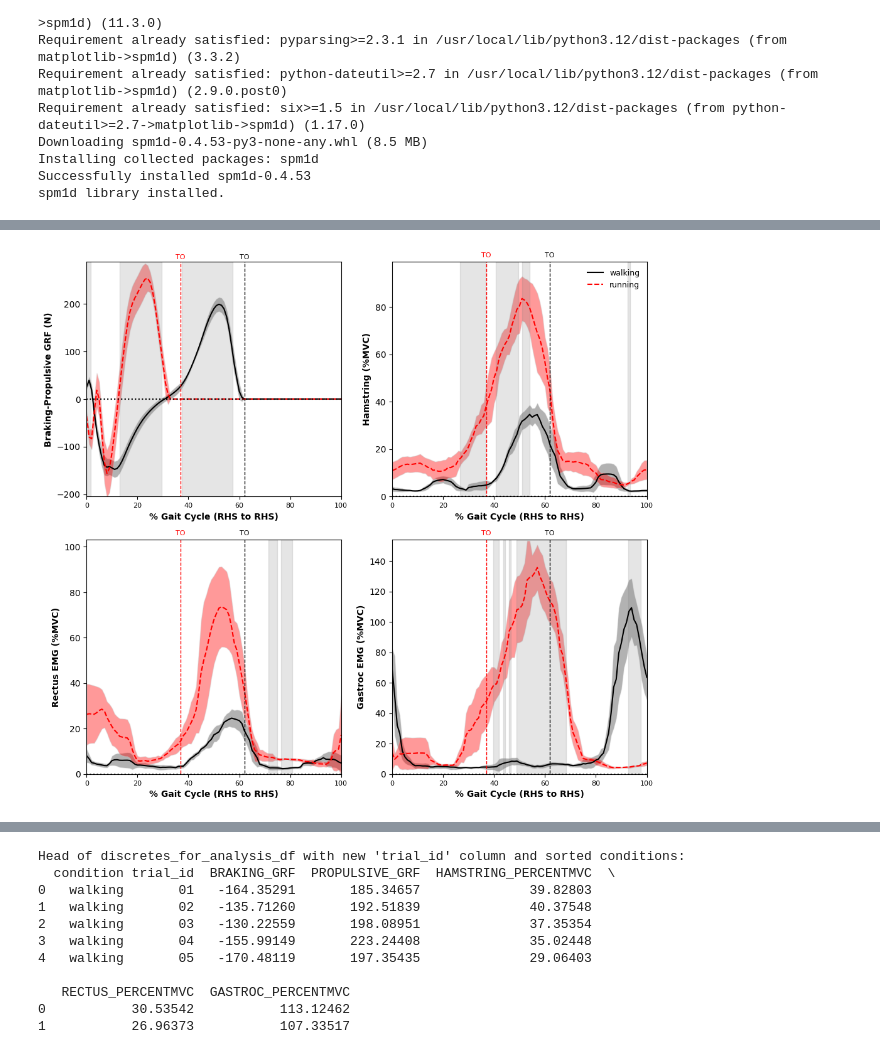
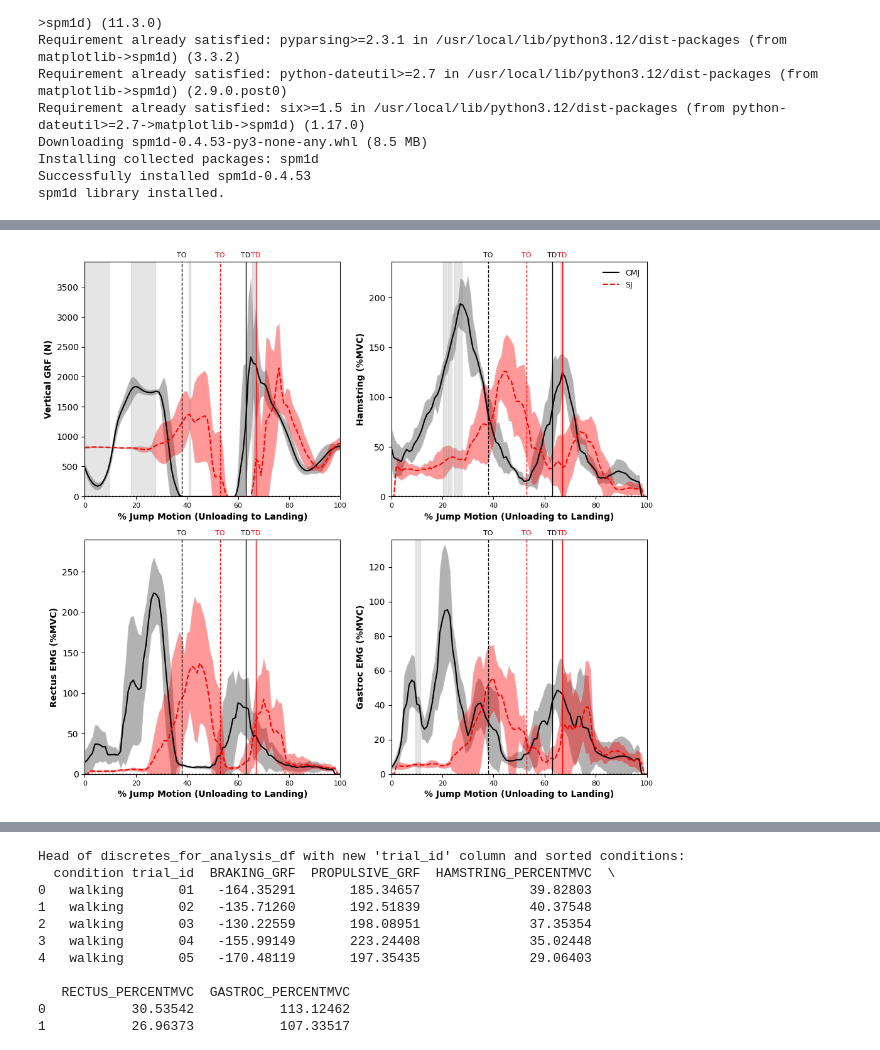
Before and after one commit to plnu-biomechanics/kin6015, a Jupyter notebook: notebooks/kin6015_lab6.ipynb, the cells around one changed output, grey strips where cells are left out. Drawn from its saved outputs; the diff is of its cells as text; code cells hidden in the pictures.

```diff
--- a/notebooks/kin6015_lab6.ipynb
+++ b/notebooks/kin6015_lab6.ipynb
@@ -177,10 +177,10 @@ else:
     combined_intermediate_df = pd.DataFrame()
     print("No dataframes to concatenate, combined_intermediate_df is empty.")
 
-# Multiply specified columns by 100
-combined_intermediate_df['HAMSTRING'] = combined_intermediate_df['HAMSTRING'] * 100
-combined_intermediate_df['RECTUS_FEM'] = combined_intermediate_df['RECTUS_FEM'] * 100
-combined_intermediate_df['GASTROC'] = combined_intermediate_df['GASTROC'] * 100
+# Multiply specified columns by 100, if needed
+# combined_intermediate_df['HAMSTRING'] = combined_intermediate_df['HAMSTRING'] * 100
+# combined_intermediate_df['RECTUS_FEM'] = combined_intermediate_df['RECTUS_FEM'] * 100
+# combined_intermediate_df['GASTROC'] = combined_intermediate_df['GASTROC'] * 100
 
 # 5. Create timeseries_df
 timeseries_df = combined_intermediate_df[
@@ -445,7 +551,7 @@ total_frames = 101
 num_ticks = 6  # Number of ticks (0%, 10%, ..., 100%)
 
 # Define a function to create each plot
-def plot_spm(ax, Y1, Y2, label_Y1, label_Y2, run_off, x_label, y_label, y_limits, units, color_Y1, color_Y2, show_legend):
+def plot_spm(ax, Y1, Y2, label_Y1, label_Y2, take_off1, take_off2, land1, land2, x_label, y_label, y_limits, units, color_Y1, color_Y2, show_legend):
     spm1d.plot.plot_mean_sd(Y1, label=label_Y1, linecolor=color_Y1, facecolor=color_Y1, ax=ax, lw=1.5, alpha=0.3, autoset_ylim=False)
     spm1d.plot.plot_mean_sd(Y2, label=label_Y2, linecolor=color_Y2, facecolor=color_Y2, linestyle='--', lw=1.5, alpha=0.4, ax=ax, autoset_ylim=False)
     ax.axhline(y=0, color='k', linestyle=':')
@@ -477,10 +583,14 @@ def plot_spm(ax, Y1, Y2, label_Y1, label_Y2, run_off, x_label, y_label, y_limits
     ypos = y_limits[1] + y_limits[1]*.02          # event labels
     ax.set_xticklabels(percentages.astype(int), fontsize=8)  # Set labels as integers (0, 10%, ..., 100%)
     # ax.set_xticks(x_ticks)
-    ax.vlines(x=run_off, ymin=y_limits[0]-100, ymax=y_limits[1]+100, color='r', linestyle='--', lw=1)
-    ax.text(run_off-2, ypos, 'TO', fontsize=8, color='r')
-    ax.vlines(x=62, ymin=y_limits[0]-100, ymax=y_limits[1]+100, color='k', linestyle='--', lw=1)
-    ax.text(60, ypos, 'TO', fontsize=8)
+    ax.vlines(x=take_off2, ymin=y_limits[0]-100, ymax=y_limits[1]+100, color='r', linestyle='--', lw=1)
+    ax.text(take_off2-2, ypos, 'TO', fontsize=8, color='r')
+    ax.vlines(x=take_off1, ymin=y_limits[0]-100, ymax=y_limits[1]+100, color='k', linestyle='--', lw=1)
+    ax.text(take_off1-2, ypos, 'TO', fontsize=8)
+    ax.vlines(x=land2, ymin=y_limits[0]-100, ymax=y_limits[1]+100, color='r', linestyle='-', lw=1)
+    ax.text(land2-2, ypos, 'TD', fontsize=8, color='r')
+    ax.vlines(x=land1, ymin=y_limits[0]-100, ymax=y_limits[1]+100, color='k', linestyle='-', lw=1)
+    ax.text(land1-2, ypos, 'TD', fontsize=8)
     ax.set_xlabel(x_label, fontsize=10, fontweight='bold')
     ax.set_ylabel(y_label, fontsize=10, fontweight='bold') if y_label else ax.set_ylabel("")
     ax.set_xlim(0, 100)
@@ -493,19 +603,19 @@ def plot_spm(ax, Y1, Y2, label_Y1, label_Y2, run_off, x_label, y_label, y_limits
 pyplot.figure( figsize=(10, 9) ) # Adjusted figsize for a 4 plot grid
 
 # =============================================================================
-# Braking-Propulsive GRF
+# Vertical GRF
 # =============================================================================
 
 # Replace x and y axes and filename label
-xlabel = "% Gait Cycle (RHS to RHS)"
-ylabel="Braking-Propulsive GRF"
+xlabel = "% Jump Motion (Unloading to Landing)"
+ylabel="Vertical GRF"
 units = "N"
 
 # YA (black)
-YA            = brakingprop_walking_data
+YA            = verticalgrf_CMJ_data
 
 # YB (red)
-YB            = brakingprop_running_data
+YB            = verticalgrf_SJ_data
 
 # Calculate shared y-axis limits
 all_data_for_y_limits = np.concatenate((YA.flatten(), YB.flatten()))
@@ -525,9 +635,12 @@ y_limits = [min_val, max_val]
 ax1 = pyplot.subplot(2, 2, 1) # Changed to 1 row, 3 columns, position 1
 plot_spm(
     ax1, YA, YB,
-    label_Y1="walking",
-    label_Y2="running",
-    run_off = run_off,
+    label_Y1="CMJ",
+    label_Y2="SJ",
+    take_off1 = cmj_TO,
+    take_off2 = sj_TO,
+    land1 = cmj_TD,
+    land2 = sj_TD,
     x_label = xlabel,
     y_label=f'{ylabel} ({units})',
     y_limits=y_limits,
@@ -543,15 +656,15 @@ plot_spm(
 # =============================================================================
 
 # Replace x and y axes and filename label
-# xlabel = "% Gait Cycle (RHS to RHS)"
+# xlabel = "% Jump Motion (Unloading to Landing)"
 ylabel="Hamstring"
 units = "%MVC"
 
 # YA (black)
-YA            = hamstring_walking_data
+YA            = hamstring_CMJ_data
 
 # YB (red)
-YB            = hamstring_running_data
+YB            = hamstring_SJ_data
 
 # Calculate shared y-axis limits
 all_data_for_y_limits = np.concatenate((YA.flatten(), YB.flatten()))
@@ -574,9 +687,12 @@ y_limits = [min_val, max_val] # Use dynamically calculated limits
 ax2 = pyplot.subplot(2, 2, 2) # Changed to 1 row, 3 columns, position 2
 plot_spm(
     ax2, YA, YB,
-    label_Y1="walking",
-    label_Y2="running",
-    run_off = run_off,
+    label_Y1="CMJ",
+    label_Y2="SJ",
+    take_off1 = cmj_TO,
+    take_off2 = sj_TO,
+    land1 = cmj_TD,
+    land2 = sj_TD,
     x_label = xlabel,
     y_label=f'{ylabel} ({units})',
     y_limits=y_limits,
@@ -591,16 +707,16 @@ plot_spm(
 # =============================================================================
 
 # Replace x and y axes and filename label
-# xlabel = "% Gait Cycle (RHS to RHS)"
+# xlabel = "% Jump Motion (Unloading to Landing)"
 ylabel="Rectus EMG"
 units = "%MVC"
 
 # YA (black)
-YA            = rectus_walking_data
+YA            = rectus_CMJ_data
 
-# YB            = rectus_running_data # This line was commented out in previous execution, uncommenting it for correct execution
+# YB            = rectus_SJ_data # This line was commented out in previous execution, uncommenting it for correct execution
 
-YB            = rectus_running_data
+YB            = rectus_SJ_data
 
 # Calculate shared y-axis limits
 all_data_for_y_limits = np.concatenate((YA.flatten(), YB.flatten()))
@@ -623,9 +739,12 @@ y_limits = [min_val, max_val] # Use dynamically calculated limits
 ax3 = pyplot.subplot(2, 2, 3) # Changed to 2 rows, 2 columns, position 1
 plot_spm(
     ax3, YA, YB,
-    label_Y1="walking",
-    label_Y2="running",
-    run_off = run_off,
+    label_Y1="CMJ",
+    label_Y2="SJ",
+    take_off1 = cmj_TO,
+    take_off2 = sj_TO,
+    land1 = cmj_TD,
+    land2 = sj_TD,
     x_label = xlabel,
     y_label=f'{ylabel} ({units})',
     y_limits=y_limits,
@@ -640,15 +759,15 @@ plot_spm(
 # =============================================================================
 
 # Replace x and y axes and filename label
-# xlabel = "% Gait Cycle (RHS to RHS)"
+# xlabel = "% Jump Motion (Unloading to Landing)"
 ylabel="Gastroc EMG"
 units = "%MVC"
 
 # YA (black)
-YA            = gastroc_walking_data
+YA            = gastroc_CMJ_data
 
 # YB (red)
-YB            = gastroc_running_data
+YB            = gastroc_SJ_data
 
 # Calculate shared y-axis limits
 all_data_for_y_limits = np.concatenate((YA.flatten(), YB.flatten()))
@@ -657,37 +776,40 @@ all_data_for_y_limits = all_data_for_y_limits[~np.isnan(all_data_for_y_limits)]
 if len(all_data_for_y_limits) > 0:
     min_val = np.min(all_data_for_y_limits)
     max_val = np.max(all_data_for_y_limits)
     if min_val > 0:
         min_val = 0
 else: # If all data is NaN after concatenation and filtering
     min_val = -1.0 # Default to some reasonable range if all data is NaN
     max_val = 1.0
 
 # min_val = 0 # Removed hardcoded limits
 # max_val = 1000 # Removed hardcoded limits
 y_limits = [min_val, max_val] # Use dynamically calculated limits
 
 # Subplot 4
 ax4 = pyplot.subplot(2, 2, 4) # Changed to 2 rows, 2 columns, position 1, now ax4
 plot_spm(
     ax4, YA, YB,
-    label_Y1="walking",
-    label_Y2="running",
-    run_off = run_off,
+    label_Y1="CMJ",
+    label_Y2="SJ",
+    take_off1 = cmj_TO,
+    take_off2 = sj_TO,
+    land1 = cmj_TD,
+    land2 = sj_TD,
     x_label = xlabel,
     y_label=f'{ylabel} ({units})',
     y_limits=y_limits,
     units=units,
     color_Y1='k',
     color_Y2='r',
     show_legend=False
 )
 
 ### plot SPM results:
 pyplot.tight_layout()
 pyplot.show()
 # %% [output]
-[figure, old version]
+[figure, new version]
 # %% [markdown]
 
 # Summary Statistics
```
Also changed, not shown: parts of 7 cells of this notebook.
